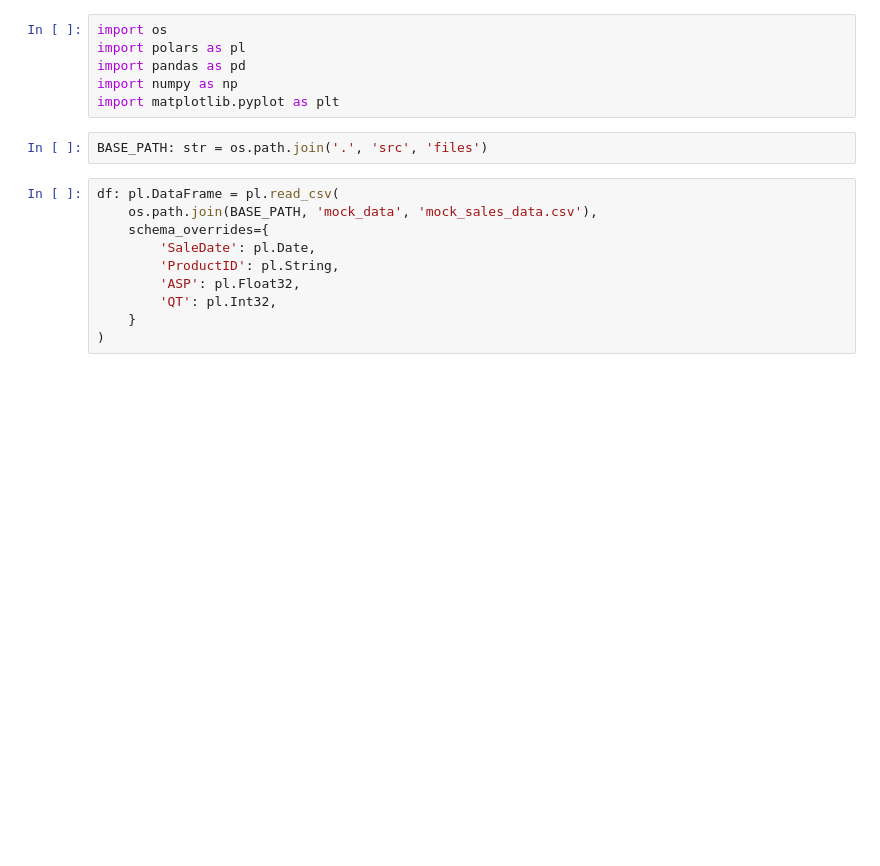
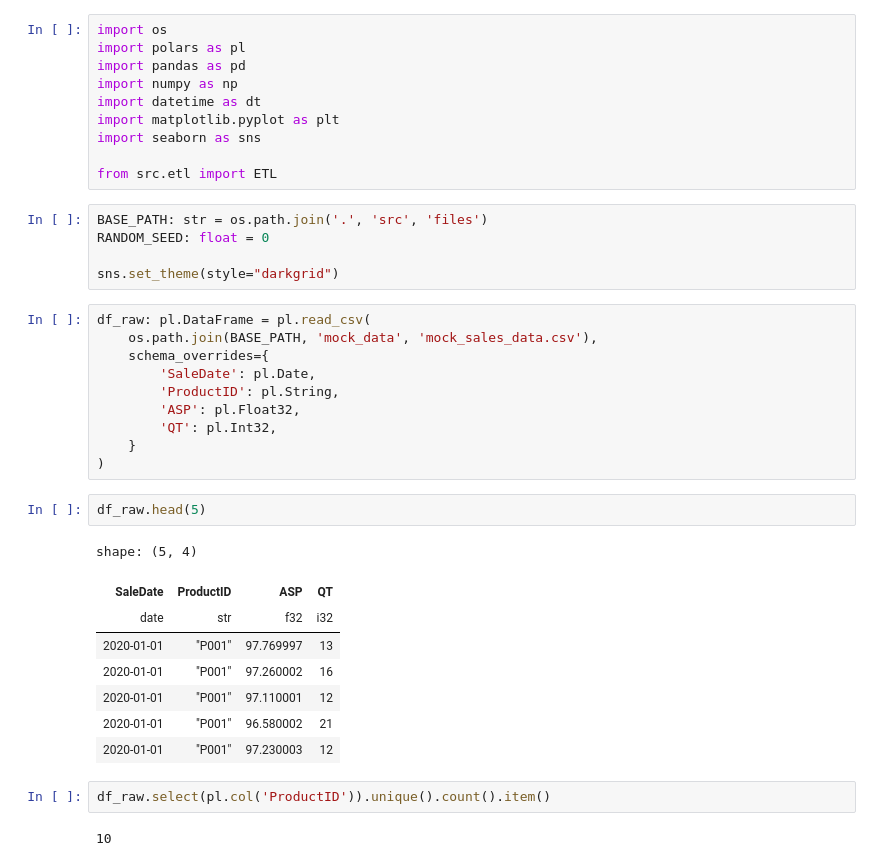
Before and after one commit to maranefabio/Company_Sales_Forecasting, a Jupyter notebook: main.ipynb, the cells around one changed output. Cells and saved outputs as stored; diff of their text form; blank space fills up the shorter version.

```diff
--- a/main.ipynb
+++ b/main.ipynb
@@ -3,11 +3,18 @@ import os
 import polars as pl
 import pandas as pd
 import numpy as np
+import datetime as dt
 import matplotlib.pyplot as plt
+import seaborn as sns
+
+from src.etl import ETL
 # %%
 BASE_PATH: str = os.path.join('.', 'src', 'files')
+RANDOM_SEED: float = 0
+
+sns.set_theme(style="darkgrid")
 # %%
-df: pl.DataFrame = pl.read_csv(
+df_raw: pl.DataFrame = pl.read_csv(
     os.path.join(BASE_PATH, 'mock_data', 'mock_sales_data.csv'),
     schema_overrides={
         'SaleDate': pl.Date,
@@ -16,3 +23,18 @@ df: pl.DataFrame = pl.read_csv(
         'QT': pl.Int32,
     }
 )
+# %%
+df_raw.head(5)
+# %% [output]
+shape: (5, 4)
+| SaleDate | ProductID | ASP | QT |
+| date | str | f32 | i32 |
+| 2020-01-01 | "P001" | 97.769997 | 13 |
+| 2020-01-01 | "P001" | 97.260002 | 16 |
+| 2020-01-01 | "P001" | 97.110001 | 12 |
+| 2020-01-01 | "P001" | 96.580002 | 21 |
+| 2020-01-01 | "P001" | 97.230003 | 12 |
+# %%
+df_raw.select(pl.col('ProductID')).unique().count().item()
+# %% [output]
+10
```
Also changed, not shown: parts of 10 cells of this notebook, 2 other files.
